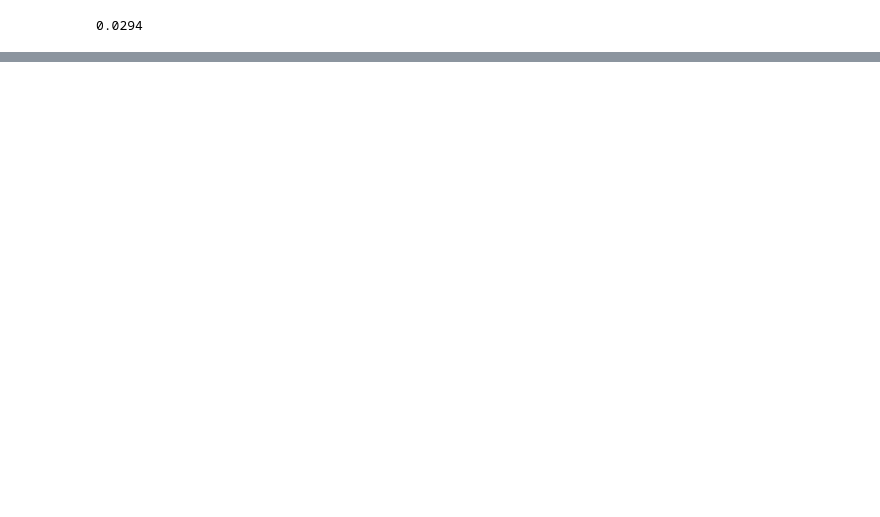
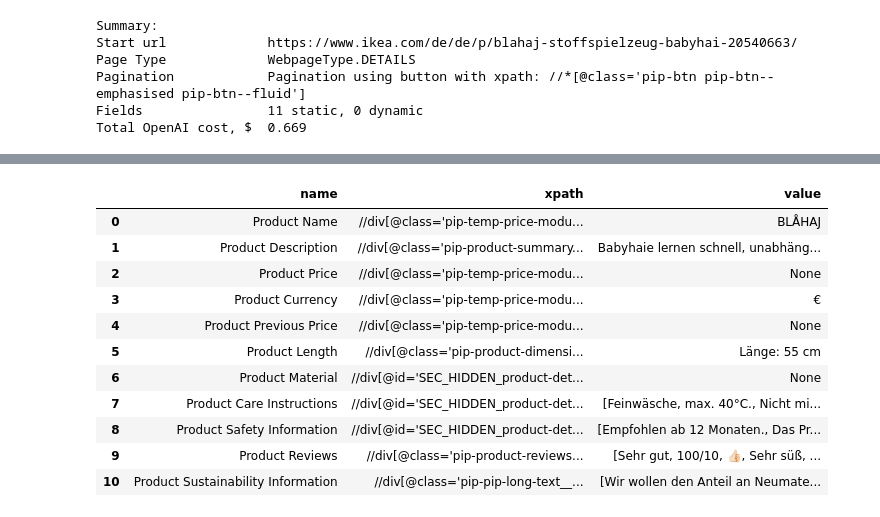
Before and after one commit to scraperai/scraperai, a Jupyter notebook: examples/ikea.ipynb, the cells around one changed output, grey strips where cells are left out. Drawn from its saved outputs; the diff is of its cells as text; code cells hidden in the pictures; blank space fills up the shorter version.

```diff
--- a/examples/ikea.ipynb
+++ b/examples/ikea.ipynb
@@ -44,7 +33,12 @@ Not found
 # %%
-scraper.parser.total_cost
+print(scraper.summary)
 # %% [output]
-0.0294
+Summary:
+Start url             https://www.ikea.com/de/de/p/blahaj-stoffspielzeug-babyhai-20540663/
+Page Type             WebpageType.DETAILS
+Pagination            Pagination using button with xpath: //*[@class='pip-btn pip-btn--emphasised pip-btn--fluid']
+Fields                11 static, 0 dynamic
+Total OpenAI cost, $  0.669
 # %%
-display.HTML(scraper.ipython_screenshot)
+scraper.static_fields_df
 # %% [output]
@@ -52,2 +45,14 @@ display.HTML(scraper.ipython_screenshot)
+|  | name | xpath | value |
+| 0 | Product Name | //div[@class='pip-temp-price-modu... | BLÅHAJ |
+| 1 | Product Description | //div[@class='pip-product-summary... | Babyhaie lernen schnell, unabhäng... |
+| 2 | Product Price | //div[@class='pip-temp-price-modu... | None |
+| 3 | Product Currency | //div[@class='pip-temp-price-modu... | € |
+| 4 | Product Previous Price | //div[@class='pip-temp-price-modu... | None |
+| 5 | Product Length | //div[@class='pip-product-dimensi... | Länge: 55 cm |
+| 6 | Product Material | //div[@id='SEC_HIDDEN_product-det... | None |
+| 7 | Product Care Instructions | //div[@id='SEC_HIDDEN_product-det... | [Feinwäsche, max. 40°C., Nicht mi... |
+| 8 | Product Safety Information | //div[@id='SEC_HIDDEN_product-det... | [Empfohlen ab 12 Monaten., Das Pr... |
+| 9 | Product Reviews | //div[@class='pip-product-reviews... | [Sehr gut, 100/10, 👍🏻, Sehr süß, ... |
+| 10 | Product Sustainability Information | //div[@class='pip-pip-long-text__... | [Wir wollen den Anteil an Neumate... |
 # %%
 scraper.crawler.driver.quit()
```
Also changed, not shown: parts of 9 cells of this notebook, 13 other files.
